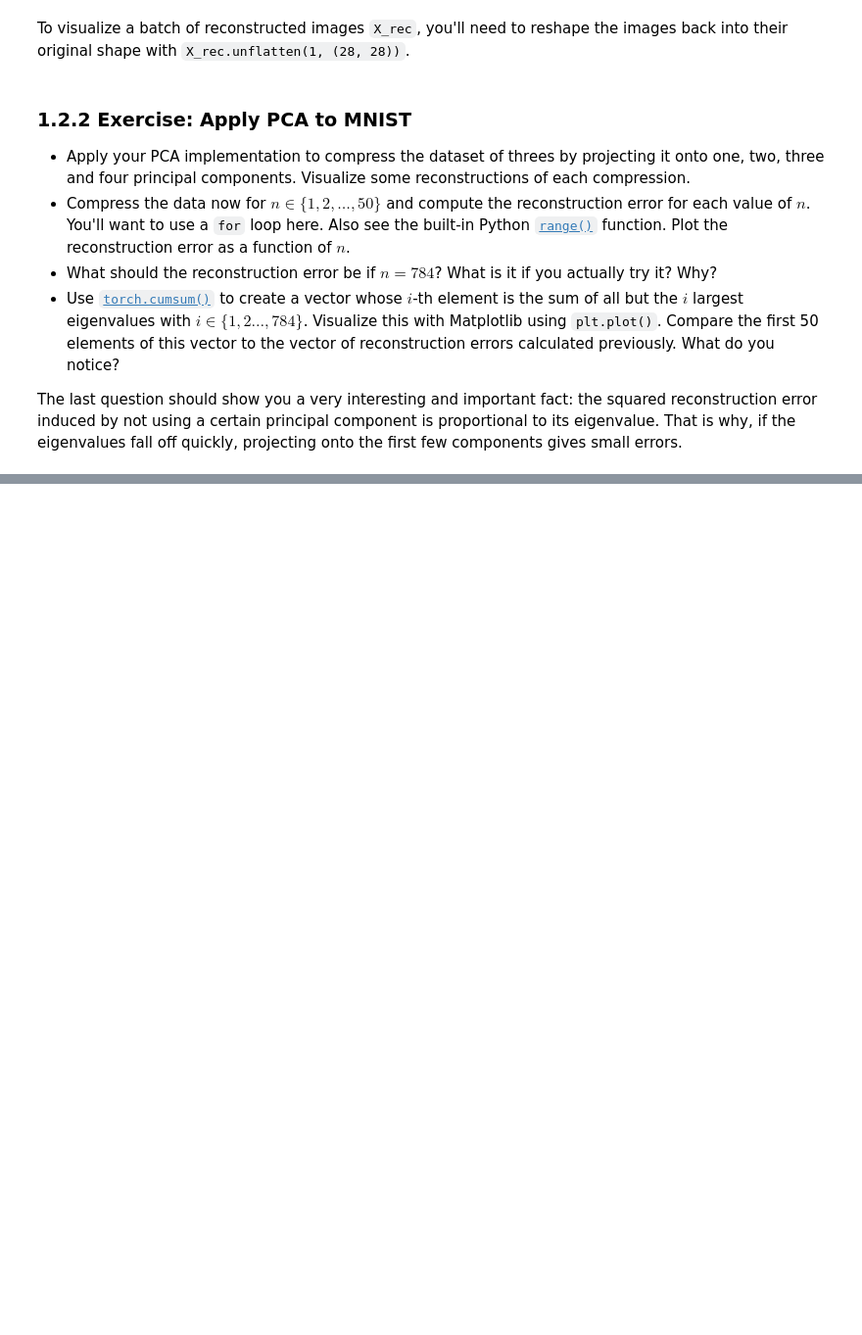
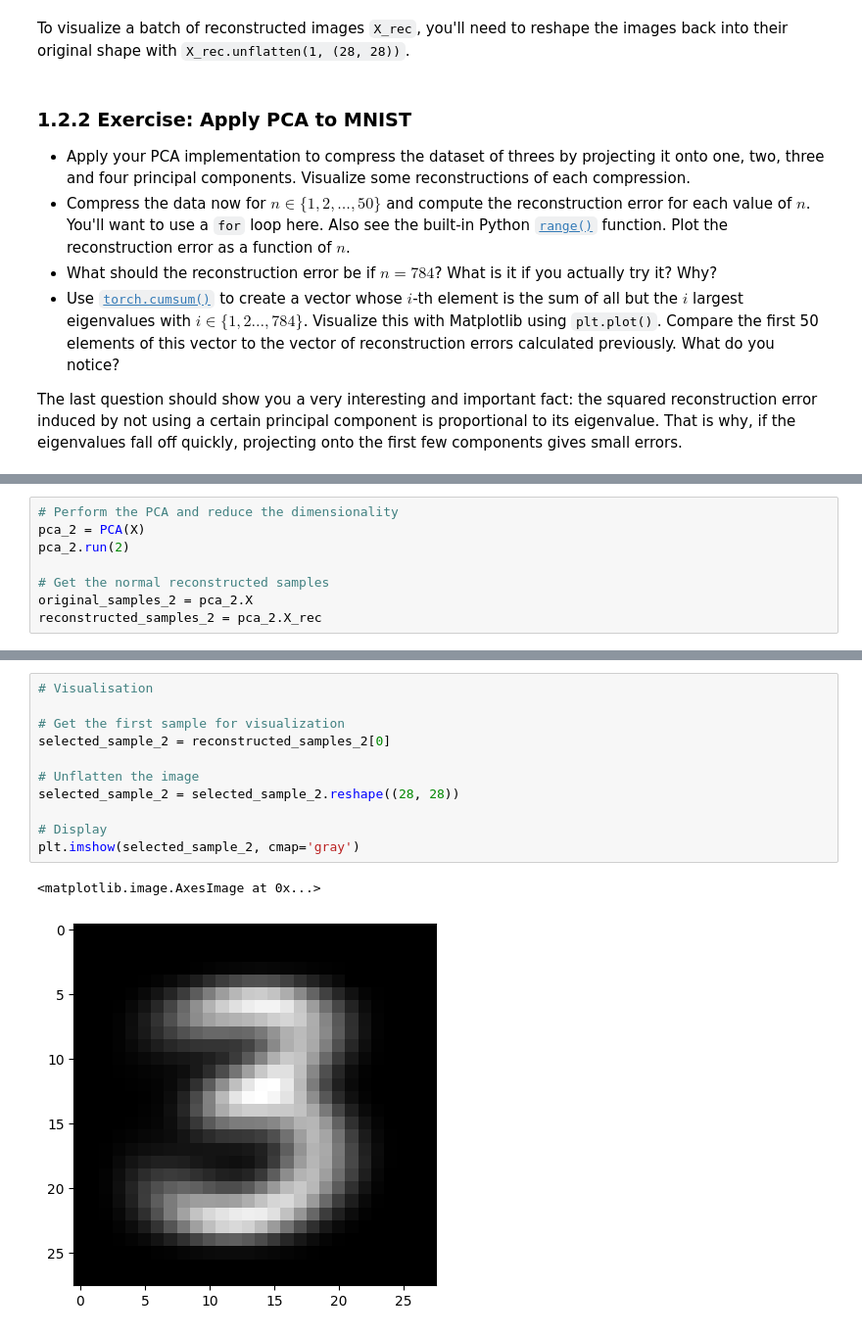
Before and after one commit to RobbeRDG/ann_and_dl_ex_sessions, a Jupyter notebook: es3/1_pca.ipynb, the cells around one changed output, grey strips where cells are left out. Shown at 98% size. Saved outputs shown, nothing was run; the diff lists cells and outputs as text; blank space fills up the shorter version.

```diff
--- a/es3/1_pca.ipynb
+++ b/es3/1_pca.ipynb
@@ -217,0 +300,8 @@ The last question should show you a very interesting and important fact: the squ
+# %%
+# Perform the PCA and reduce the dimensionality
+pca_2 = PCA(X)
+pca_2.run(2)
+
+# Get the normal reconstructed samples
+original_samples_2 = pca_2.X
+reconstructed_samples_2 = pca_2.X_rec
@@ -217,0 +313,14 @@ The last question should show you a very interesting and important fact: the squ
+# %%
+# Visualisation
+
+# Get the first sample for visualization
+selected_sample_2 = reconstructed_samples_2[0]
+
+# Unflatten the image
+selected_sample_2 = selected_sample_2.reshape((28, 28))
+
+# Display
+plt.imshow(selected_sample_2, cmap='gray')
+# %% [output]
+<matplotlib.image.AxesImage at 0x...>
+[figure, added]
```
Also changed, not shown: parts of 35 cells of this notebook, 3 other files.
